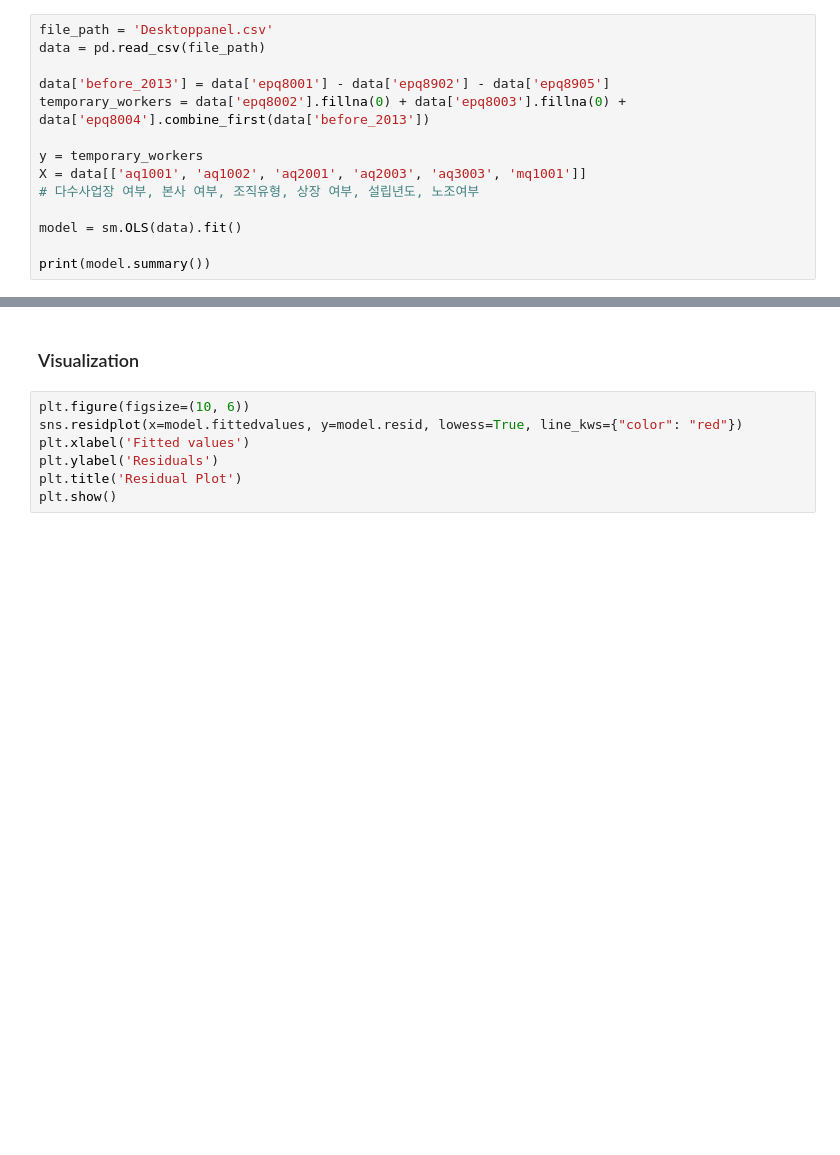
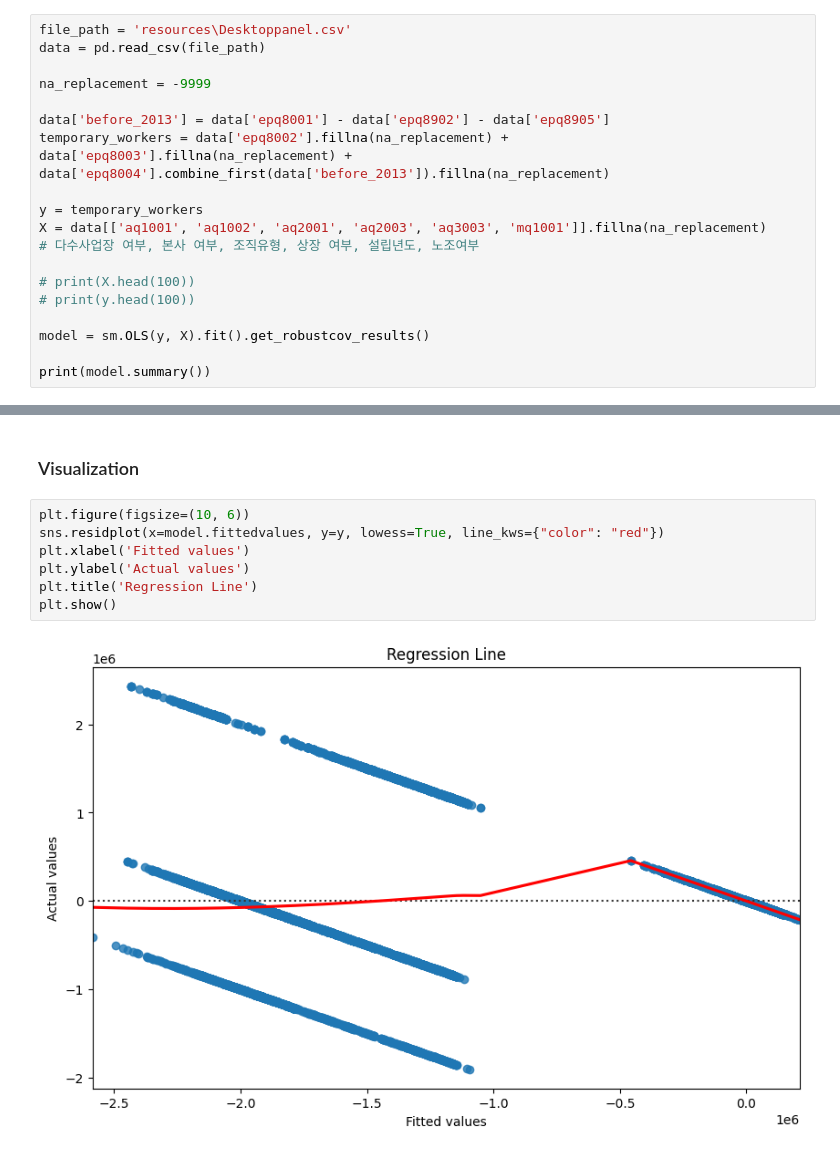
Before and after one commit to dev-zinc/52hours_per_week, a Jupyter notebook: 52hours_per_week.ipynb, the cells around one changed output, grey strips where cells are left out. Drawn from its saved outputs; the diff is of its cells as text; blank space fills up the shorter version.

```diff
--- a/52hours_per_week.ipynb
+++ b/52hours_per_week.ipynb
@@ -8,16 +8,21 @@ import seaborn as sns
 # %% [markdown]
 ### Data Settings
 # %%
-file_path = 'Desktoppanel.csv'
+file_path = 'resources\Desktoppanel.csv'
 data = pd.read_csv(file_path)
 
+na_replacement = -9999
+
 data['before_2013'] = data['epq8001'] - data['epq8902'] - data['epq8905']
-temporary_workers = data['epq8002'].fillna(0) + data['epq8003'].fillna(0) + data['epq8004'].combine_first(data['before_2013'])
+temporary_workers = data['epq8002'].fillna(na_replacement) + data['epq8003'].fillna(na_replacement) + data['epq8004'].combine_first(data['before_2013']).fillna(na_replacement)
 
 y = temporary_workers
-X = data[['aq1001', 'aq1002', 'aq2001', 'aq2003', 'aq3003', 'mq1001']]
+X = data[['aq1001', 'aq1002', 'aq2001', 'aq2003', 'aq3003', 'mq1001']].fillna(na_replacement)
 # 다수사업장 여부, 본사 여부, 조직유형, 상장 여부, 설립년도, 노조여부
 
-model = sm.OLS(data).fit()
+# print(X.head(100))
+# print(y.head(100))
+
+model = sm.OLS(y, X).fit().get_robustcov_results()
 
 print(model.summary())
@@ -25,8 +48,10 @@ print(model.summary())
 ### Visualization
 # %%
 plt.figure(figsize=(10, 6))
-sns.residplot(x=model.fittedvalues, y=model.resid, lowess=True, line_kws={"color": "red"})
+sns.residplot(x=model.fittedvalues, y=y, lowess=True, line_kws={"color": "red"})
 plt.xlabel('Fitted values')
-plt.ylabel('Residuals')
-plt.title('Residual Plot')
+plt.ylabel('Actual values')
+plt.title('Regression Line')
 plt.show()
+# %% [output]
+[figure, added]
```
Also changed, not shown: parts of 1 cell of this notebook.
